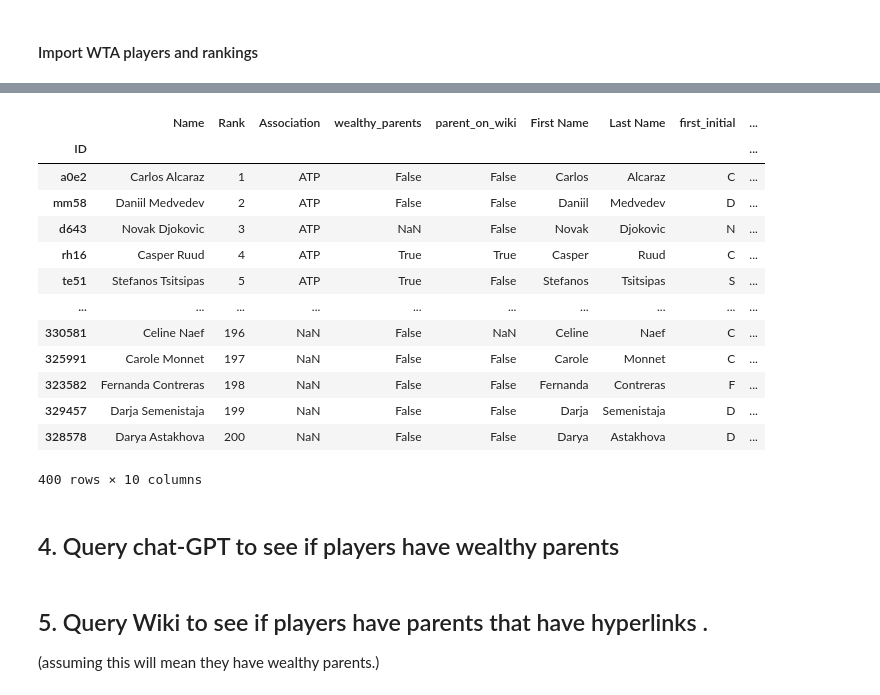
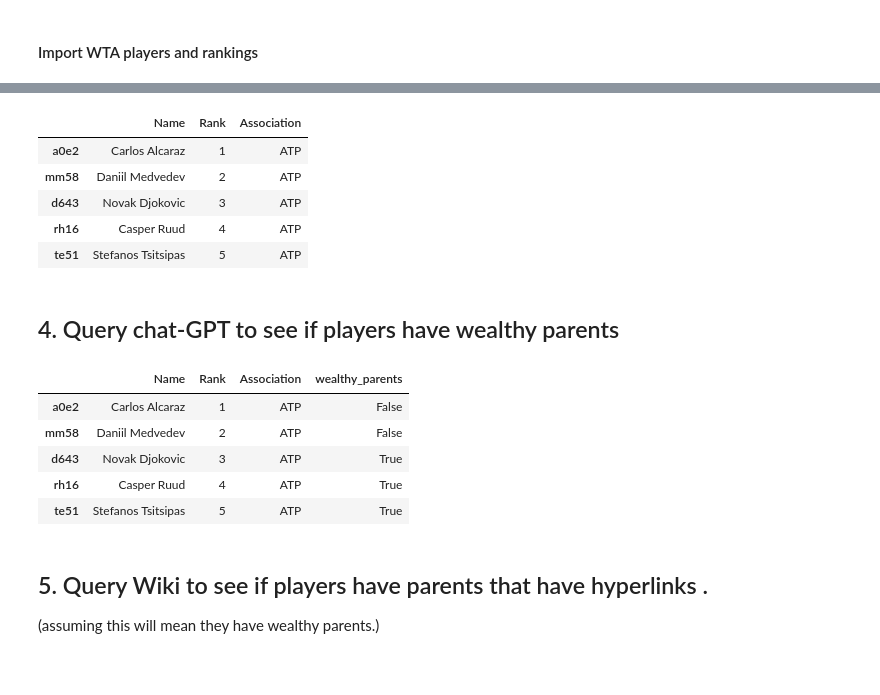
Before and after one commit to mmmcustard/analytics158739, a Jupyter notebook: 158739Assignment4.ipynb, the cells around one changed output, grey strips where cells are left out. Drawn from its saved outputs; the diff is of its cells as text; code cells hidden in the pictures; blank space fills up the shorter version.

```diff
--- a/158739Assignment4.ipynb
+++ b/158739Assignment4.ipynb
@@ -317,19 +302,12 @@ top_players = pd.concat([top_atp_response, top_wta_response])
 # %%
-# or get top_players from csv
-top_players = pd.read_csv("players.csv", index_col=0)
+# or get top_players from csv, to reduce API calls
+top_players = pd.read_csv("top_players.csv", index_col=0)
 top_players.rename_axis('ID')
+top_players.head()
 # %% [output]
-|  | Name | Rank | Association | wealthy_parents | parent_on_wiki | First Name | Last Name | first_initial | ... |
-| ID |  |  |  |  |  |  |  |  | ... |
-| a0e2 | Carlos Alcaraz | 1 | ATP | False | False | Carlos | Alcaraz | C | ... |
-| mm58 | Daniil Medvedev | 2 | ATP | False | False | Daniil | Medvedev | D | ... |
-| d643 | Novak Djokovic | 3 | ATP | NaN | False | Novak | Djokovic | N | ... |
-| rh16 | Casper Ruud | 4 | ATP | True | True | Casper | Ruud | C | ... |
-| te51 | Stefanos Tsitsipas | 5 | ATP | True | False | Stefanos | Tsitsipas | S | ... |
-| ... | ... | ... | ... | ... | ... | ... | ... | ... | ... |
-| 330581 | Celine Naef | 196 | NaN | False | NaN | Celine | Naef | C | ... |
-| 325991 | Carole Monnet | 197 | NaN | False | False | Carole | Monnet | C | ... |
-| 323582 | Fernanda Contreras | 198 | NaN | False | False | Fernanda | Contreras | F | ... |
-| 329457 | Darja Semenistaja | 199 | NaN | False | False | Darja | Semenistaja | D | ... |
-| 328578 | Darya Astakhova | 200 | NaN | False | False | Darya | Astakhova | D | ... |
+|  | Name | Rank | Association |
+| a0e2 | Carlos Alcaraz | 1 | ATP |
+| mm58 | Daniil Medvedev | 2 | ATP |
+| d643 | Novak Djokovic | 3 | ATP |
+| rh16 | Casper Ruud | 4 | ATP |
+| te51 | Stefanos Tsitsipas | 5 | ATP |
-400 rows × 10 columns
@@ -350,6 +325,15 @@ for index, row in top_players.iterrows():
     wealthy_parents = determine_wealthy_parents(player_name)
     top_players.at[index, 'wealthy_parents'] = wealthy_parents
     #print(player_name + " weathly parents is " + str(wealthy_parents))
+# %%
+top_players.head()
+# %% [output]
+|  | Name | Rank | Association | wealthy_parents |
+| a0e2 | Carlos Alcaraz | 1 | ATP | False |
+| mm58 | Daniil Medvedev | 2 | ATP | False |
+| d643 | Novak Djokovic | 3 | ATP | True |
+| rh16 | Casper Ruud | 4 | ATP | True |
+| te51 | Stefanos Tsitsipas | 5 | ATP | True |
 # %% [markdown]
 ## 5. Query Wiki to see if players have parents that have hyperlinks .
 (assuming this will mean they have wealthy parents.)
```
Also changed, not shown: parts of 15 cells of this notebook.
